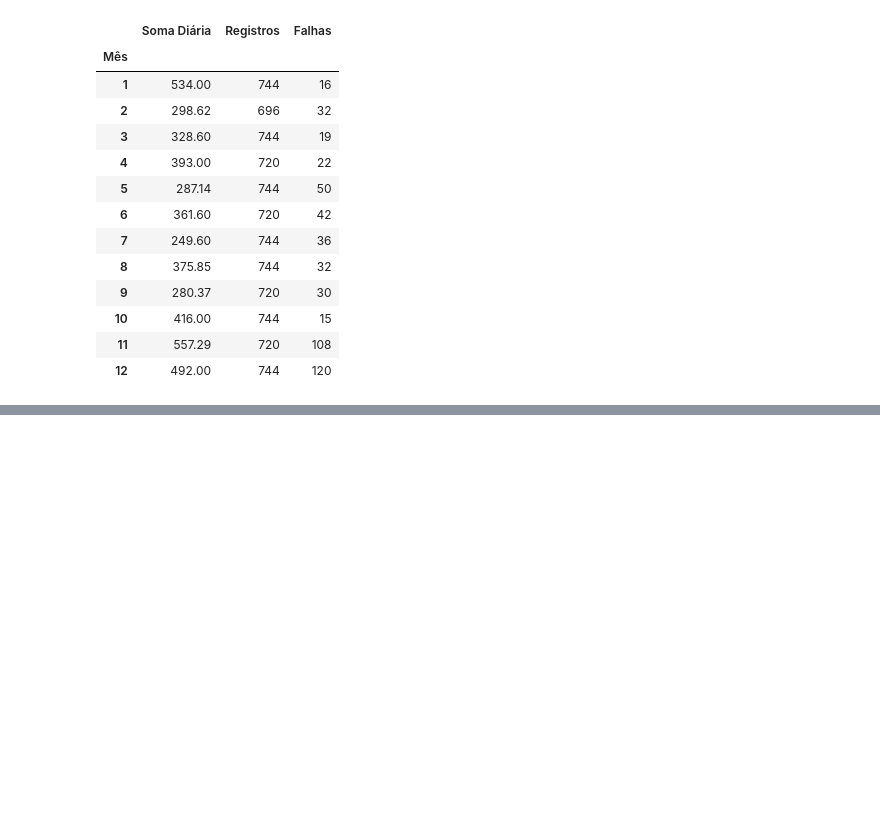
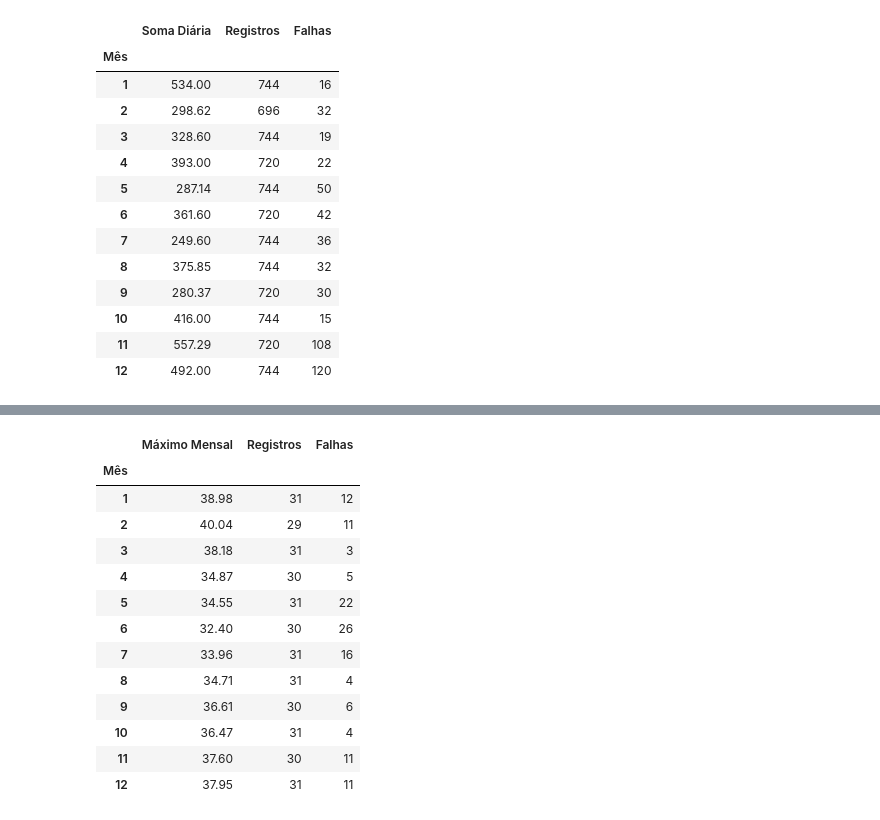
Before and after one commit to vitoria20241/LAUTEC, a Jupyter notebook: Notebooks/Normal_climatologica.ipynb, the cells around one changed output, grey strips where cells are left out. Saved outputs shown, nothing was run; the diff lists cells and outputs as text; code cells hidden in the pictures; blank space fills up the shorter version.

```diff
--- a/Notebooks/Normal_climatologica.ipynb
+++ b/Notebooks/Normal_climatologica.ipynb
@@ -110,0 +221,17 @@ prec_max
+# %%
+temp_max
+# %% [output]
+|  | Máximo Mensal | Registros | Falhas |
+| Mês |  |  |  |
+| 1 | 38.98 | 31 | 12 |
+| 2 | 40.04 | 29 | 11 |
+| 3 | 38.18 | 31 | 3 |
+| 4 | 34.87 | 30 | 5 |
+| 5 | 34.55 | 31 | 22 |
+| 6 | 32.40 | 30 | 26 |
+| 7 | 33.96 | 31 | 16 |
+| 8 | 34.71 | 31 | 4 |
+| 9 | 36.61 | 30 | 6 |
+| 10 | 36.47 | 31 | 4 |
+| 11 | 37.60 | 30 | 11 |
+| 12 | 37.95 | 31 | 11 |
```
Also changed, not shown: parts of 12 cells of this notebook.
